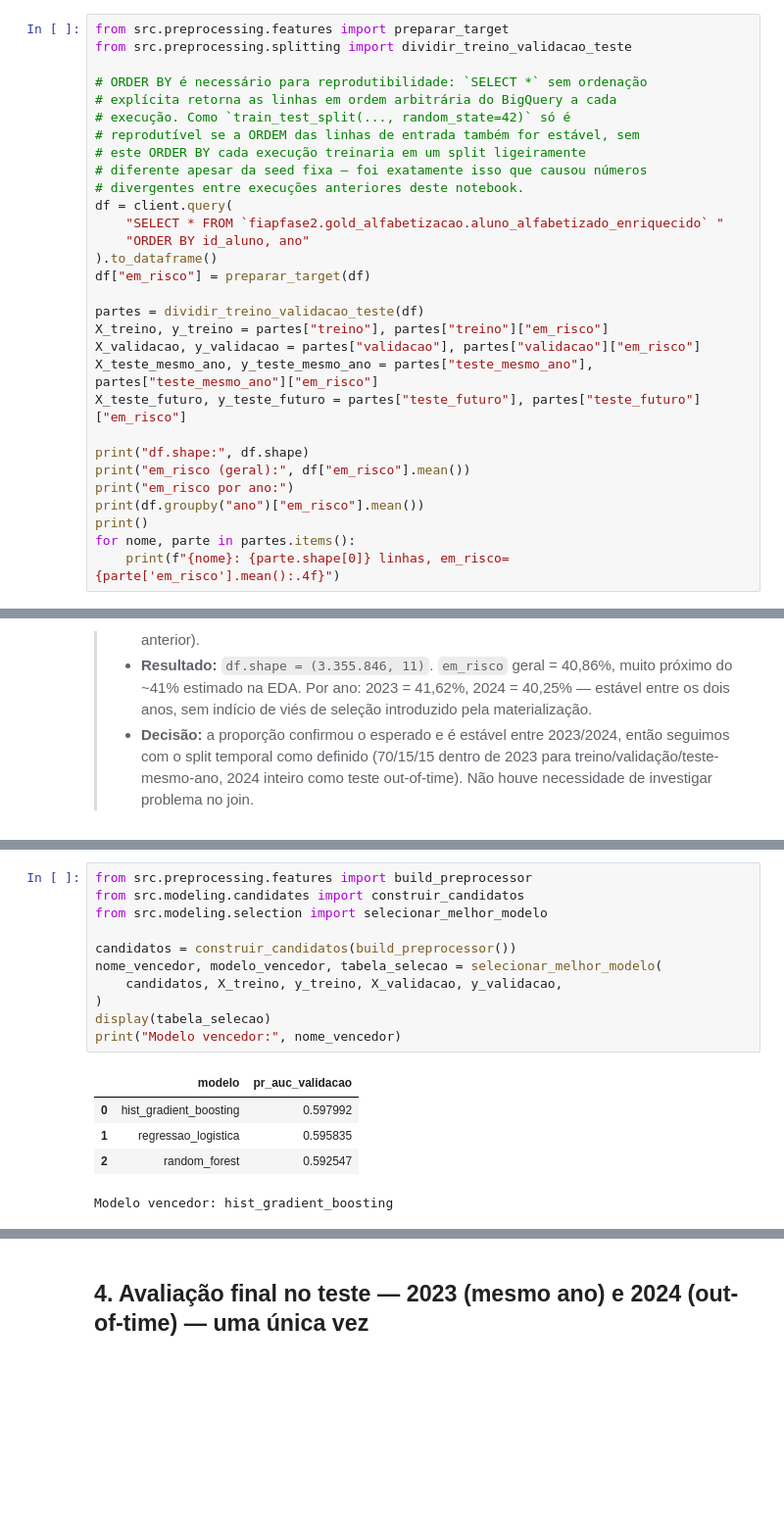
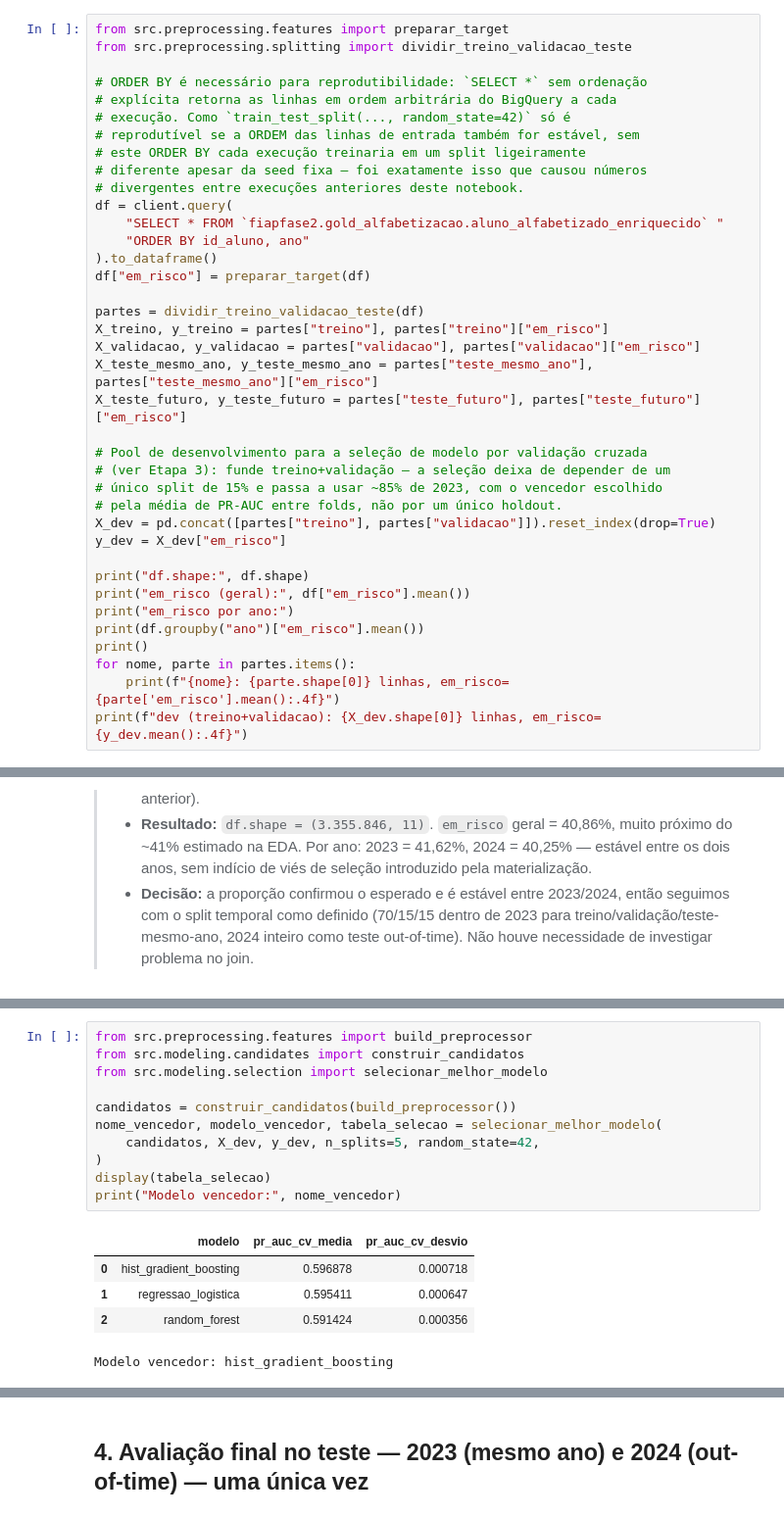
Before and after one commit to PedroVRLSaraiva/tech-challenge-fase3, a Jupyter notebook: notebooks/02_preprocessing_e_modelagem.ipynb, the cells around one changed output, grey strips where cells are left out. Shown at 98% size. Saved outputs shown, nothing was run; the diff lists cells and outputs as text; blank space fills up the shorter version.

```diff
--- a/notebooks/02_preprocessing_e_modelagem.ipynb
+++ b/notebooks/02_preprocessing_e_modelagem.ipynb
@@ -112,6 +112,13 @@ X_validacao, y_validacao = partes["validacao"], partes["validacao"]["em_risco"]
 X_teste_mesmo_ano, y_teste_mesmo_ano = partes["teste_mesmo_ano"], partes["teste_mesmo_ano"]["em_risco"]
 X_teste_futuro, y_teste_futuro = partes["teste_futuro"], partes["teste_futuro"]["em_risco"]
 
+# Pool de desenvolvimento para a seleção de modelo por validação cruzada
+# (ver Etapa 3): funde treino+validação — a seleção deixa de depender de um
+# único split de 15% e passa a usar ~85% de 2023, com o vencedor escolhido
+# pela média de PR-AUC entre folds, não por um único holdout.
+X_dev = pd.concat([partes["treino"], partes["validacao"]]).reset_index(drop=True)
+y_dev = X_dev["em_risco"]
+
 print("df.shape:", df.shape)
 print("em_risco (geral):", df["em_risco"].mean())
 print("em_risco por ano:")
@@ -119,6 +126,7 @@ print(df.groupby("ano")["em_risco"].mean())
 print()
 for nome, parte in partes.items():
     print(f"{nome}: {parte.shape[0]} linhas, em_risco={parte['em_risco'].mean():.4f}")
+print(f"dev (treino+validacao): {X_dev.shape[0]} linhas, em_risco={y_dev.mean():.4f}")
 # %% [output]
 df.shape: (3355846, 11)
 em_risco (geral): 0.4086301933998163
@@ -156,19 +165,19 @@ teste_futuro: 1852788 linhas, em_risco=0.4025
 # %%
 from src.preprocessing.features import build_preprocessor
 from src.modeling.candidates import construir_candidatos
 from src.modeling.selection import selecionar_melhor_modelo
 
 candidatos = construir_candidatos(build_preprocessor())
 nome_vencedor, modelo_vencedor, tabela_selecao = selecionar_melhor_modelo(
-    candidatos, X_treino, y_treino, X_validacao, y_validacao,
+    candidatos, X_dev, y_dev, n_splits=5, random_state=42,
 )
 display(tabela_selecao)
 print("Modelo vencedor:", nome_vencedor)
 # %% [output]
-|  | modelo | pr_auc_validacao |
-| 0 | hist_gradient_boosting | 0.597992 |
-| 1 | regressao_logistica | 0.595835 |
-| 2 | random_forest | 0.592547 |
+|  | modelo | pr_auc_cv_media | pr_auc_cv_desvio |
+| 0 | hist_gradient_boosting | 0.596878 | 0.000718 |
+| 1 | regressao_logistica | 0.595411 | 0.000647 |
+| 2 | random_forest | 0.591424 | 0.000356 |
 Modelo vencedor: hist_gradient_boosting
 # %% [markdown]
 > **Motivo → Resultado → Decisão**
```
Also changed, not shown: parts of 13 cells of this notebook, 1 other file.
